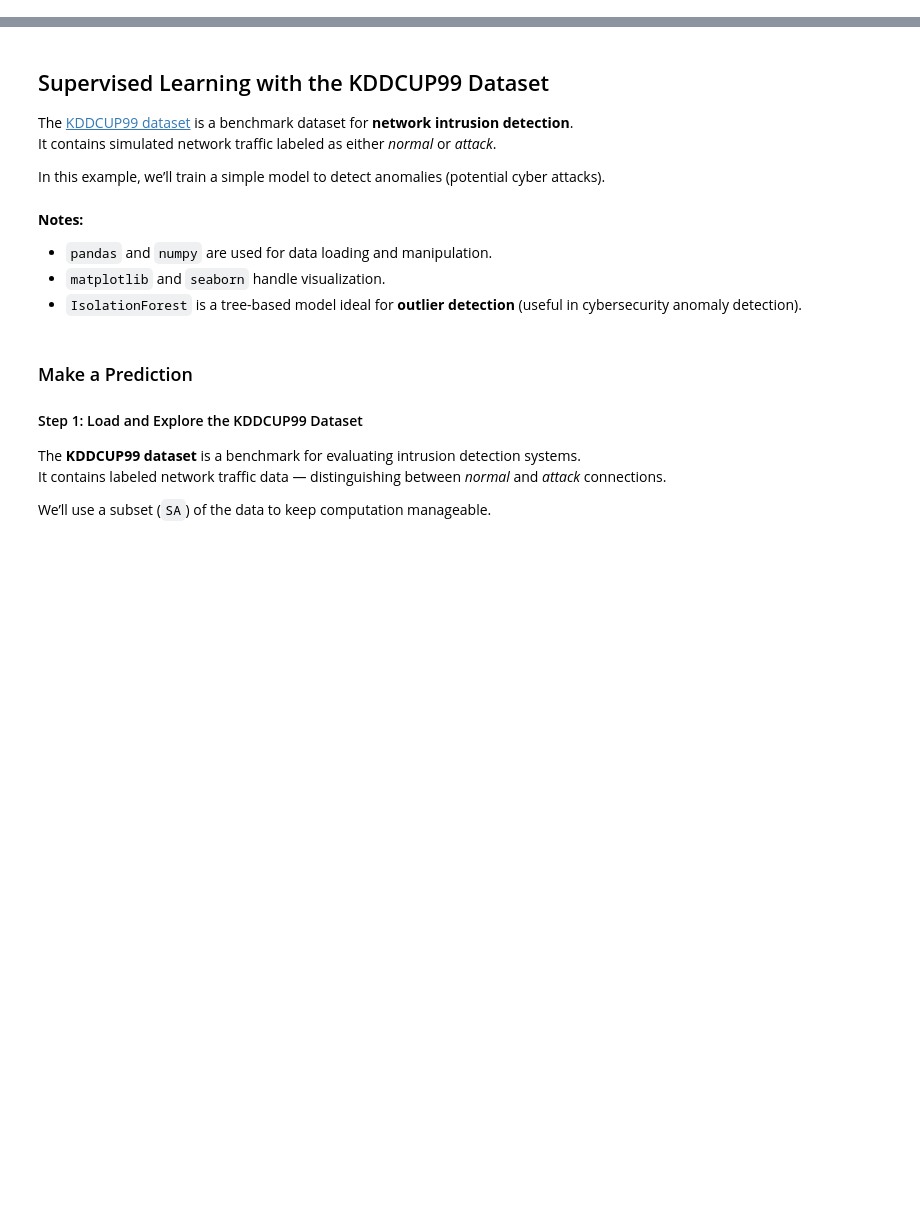
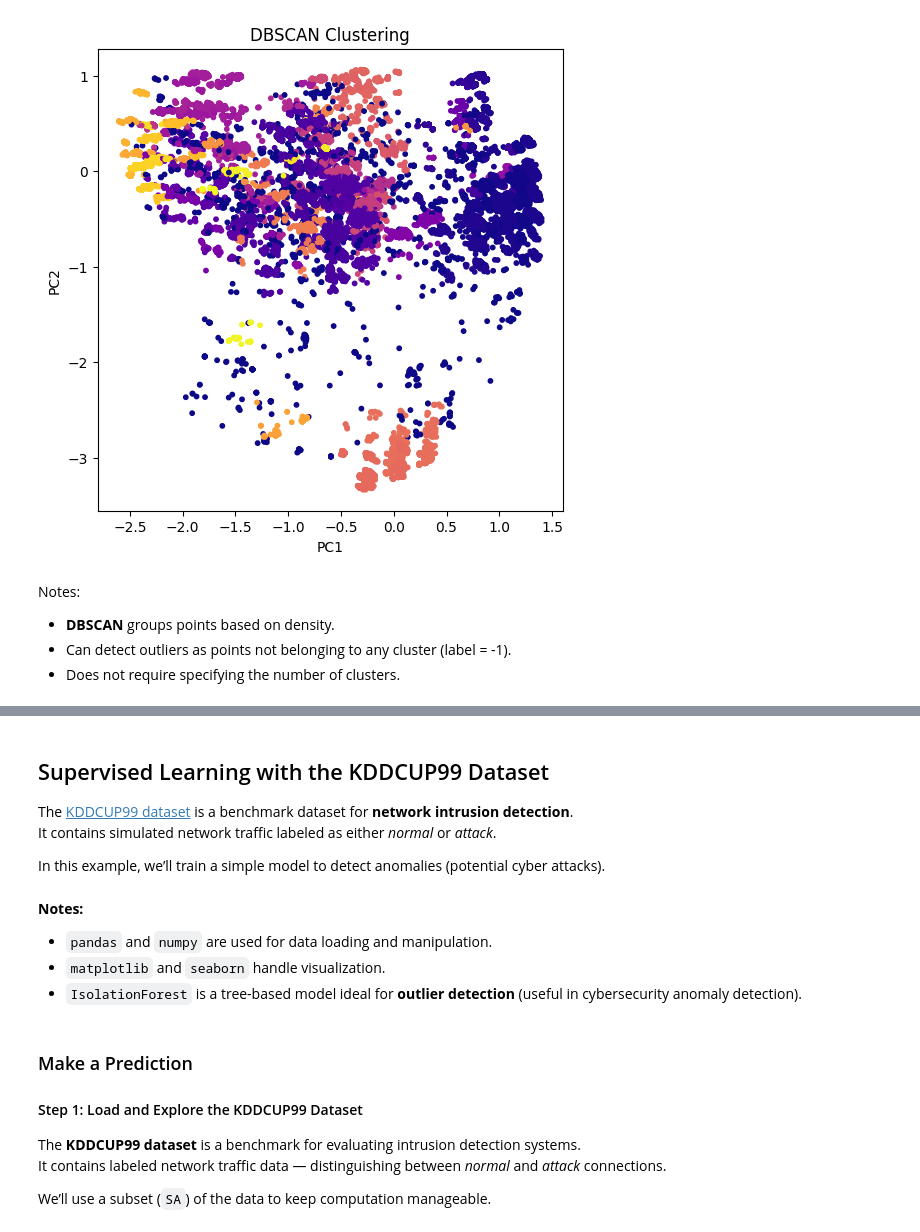
Before and after one commit to shaoyunguo/mlcysec_tutorial, a Jupyter notebook: source/tutorial_notebooks/getting_started_with_ml/getting_started_with_ml.ipynb, the cells around one changed output, grey strips where cells are left out. Cells and saved outputs as stored; diff of their text form; code cells hidden in the pictures; blank space fills up the shorter version.

```diff
--- a/source/tutorial_notebooks/getting_started_with_ml/getting_started_with_ml.ipynb
+++ b/source/tutorial_notebooks/getting_started_with_ml/getting_started_with_ml.ipynb
@@ -15,0 +134,20 @@ In this tutorial, we will use **basic machine learning algorithms** to gain insi
+# %%
+# DBSCAN clustering
+dbscan = DBSCAN(eps=0.5, min_samples=25)
+dbscan_labels = dbscan.fit_predict(X_pca)
+
+# Plot DBSCAN clusters
+plt.figure(figsize=(6,6))
+plt.scatter(X_pca[:, 0], X_pca[:, 1], c=dbscan_labels, cmap='plasma', s=10)
+plt.title("DBSCAN Clustering")
+plt.xlabel("PC1")
+plt.ylabel("PC2")
+plt.show()
+# %% [output]
+[figure, added]
+# %% [markdown]
+Notes:
+
+- **DBSCAN** groups points based on density.
+- Can detect outliers as points not belonging to any cluster (label = -1).
+- Does not require specifying the number of clusters.
```
Also changed, not shown: parts of 16 cells of this notebook.
